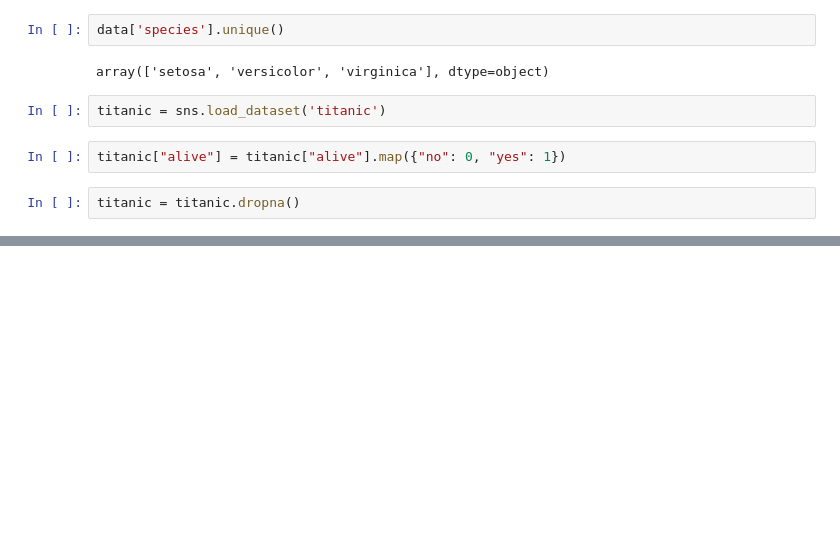
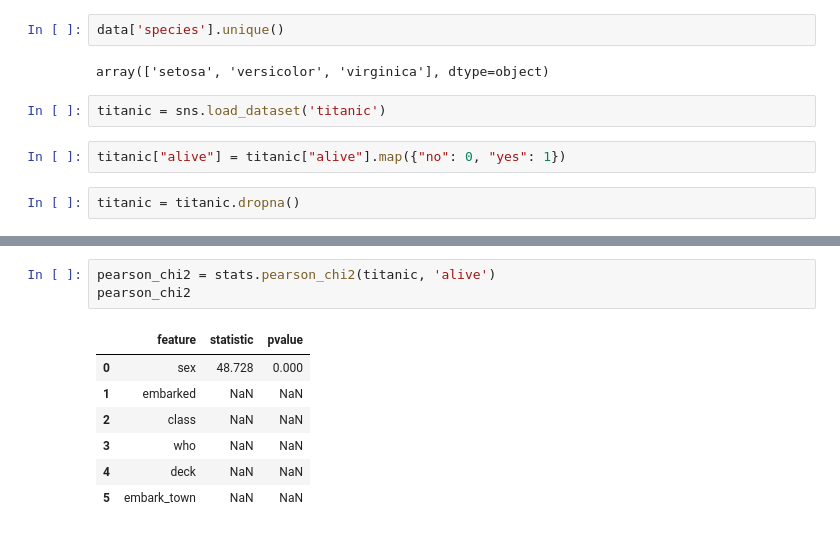
Before and after one commit to ivankching/workflow-utils, a Jupyter notebook: test_notebook.ipynb, the cells around one changed output, grey strips where cells are left out. Cells and saved outputs as stored; diff of their text form; blank space fills up the shorter version.

```diff
--- a/test_notebook.ipynb
+++ b/test_notebook.ipynb
@@ -106,0 +111,11 @@ KstestResult(statistic=np.float64(0.27270221854760923), pvalue=np.float64(0.0040
+# %%
+pearson_chi2 = stats.pearson_chi2(titanic, 'alive')
+pearson_chi2
+# %% [output]
+|  | feature | statistic | pvalue |
+| 0 | sex | 48.728 | 0.000 |
+| 1 | embarked | NaN | NaN |
+| 2 | class | NaN | NaN |
+| 3 | who | NaN | NaN |
+| 4 | deck | NaN | NaN |
+| 5 | embark_town | NaN | NaN |
```
Also changed, not shown: parts of 10 cells of this notebook, 1 other file.
